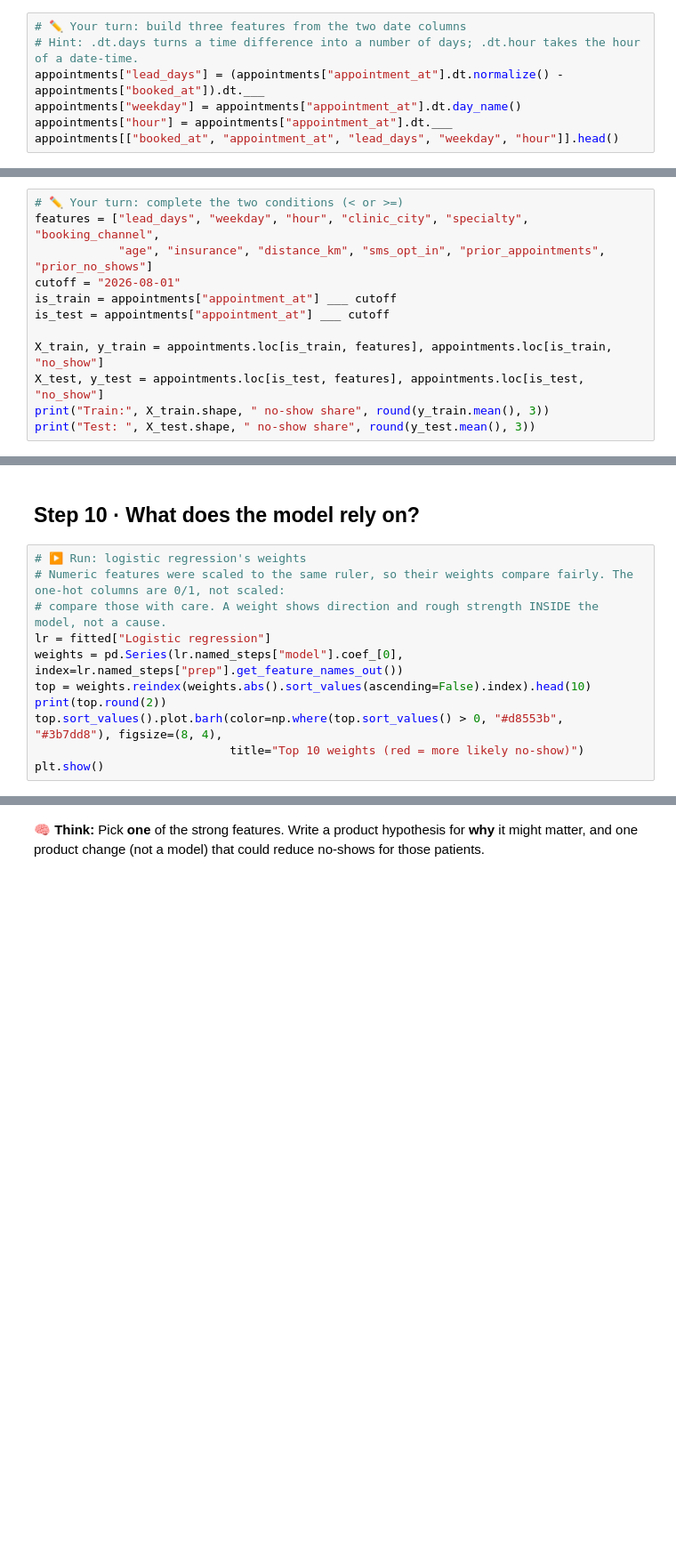
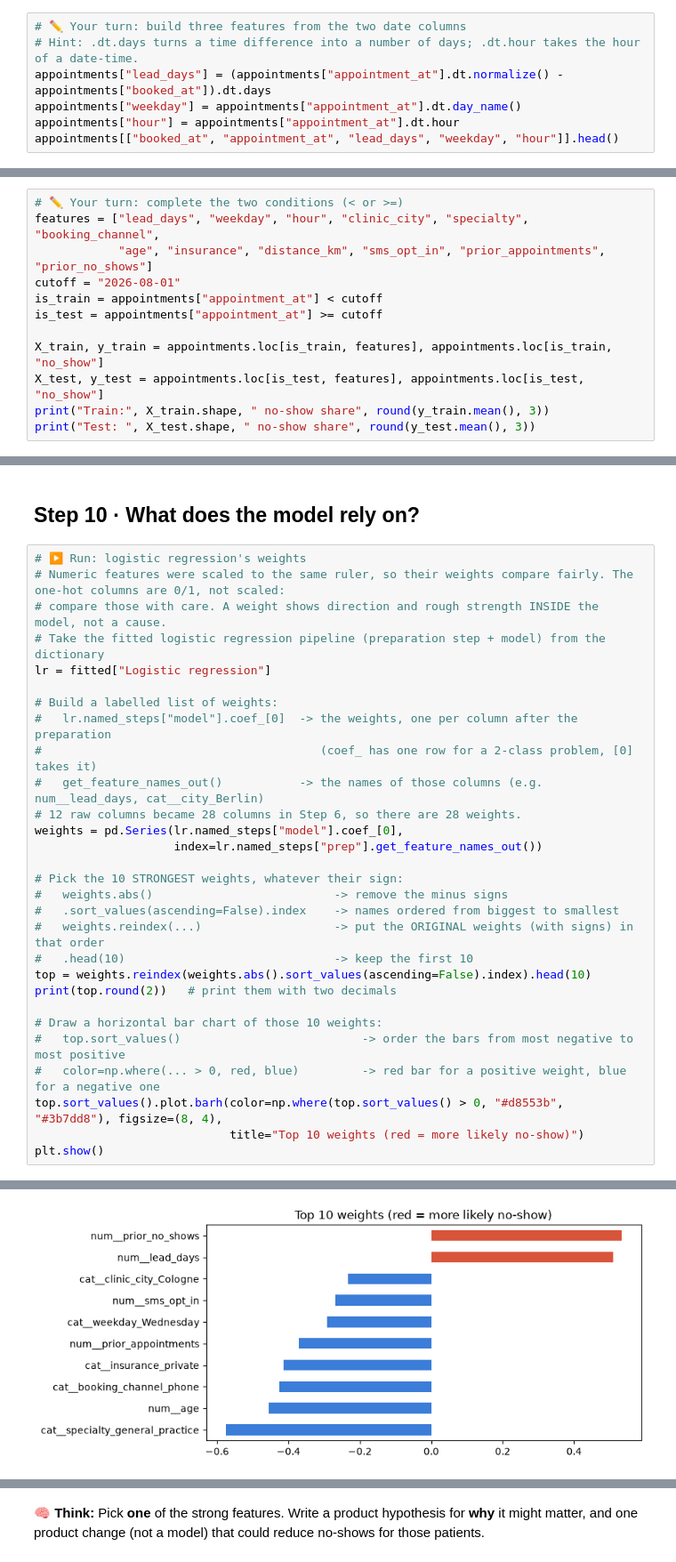
Before and after one commit to Prndxt/aipm-ml-praxisnow, a Jupyter notebook: 1_first_model.ipynb, the cells around one changed output, grey strips where cells are left out. Shown at 89% size. Drawn from its saved outputs; the diff is of its cells as text; blank space fills up the shorter version.

```diff
--- a/1_first_model.ipynb
+++ b/1_first_model.ipynb
@@ -150,7 +186,7 @@ A model can't use a raw date. But **how far ahead** the patient booked, the **we
 # %%
 # ✏️ Your turn: build three features from the two date columns
 # Hint: .dt.days turns a time difference into a number of days; .dt.hour takes the hour of a date-time.
-appointments["lead_days"] = (appointments["appointment_at"].dt.normalize() - appointments["booked_at"]).dt.___
+appointments["lead_days"] = (appointments["appointment_at"].dt.normalize() - appointments["booked_at"]).dt.days
 appointments["weekday"] = appointments["appointment_at"].dt.day_name()
-appointments["hour"] = appointments["appointment_at"].dt.___
+appointments["hour"] = appointments["appointment_at"].dt.hour
 appointments[["booked_at", "appointment_at", "lead_days", "weekday", "hour"]].head()
@@ -183,8 +238,8 @@ In real use the model always predicts **upcoming** appointments using what it le
 features = ["lead_days", "weekday", "hour", "clinic_city", "specialty", "booking_channel",
             "age", "insurance", "distance_km", "sms_opt_in", "prior_appointments", "prior_no_shows"]
 cutoff = "2026-08-01"
-is_train = appointments["appointment_at"] ___ cutoff
-is_test = appointments["appointment_at"] ___ cutoff
+is_train = appointments["appointment_at"] < cutoff
+is_test = appointments["appointment_at"] >= cutoff
 
 X_train, y_train = appointments.loc[is_train, features], appointments.loc[is_train, "no_show"]
 X_test, y_test = appointments.loc[is_test, features], appointments.loc[is_test, "no_show"]
@@ -335,10 +431,29 @@ Answer: **C**, test AUC falls from 0.74 to 0.70. Without scaling, the columns wi
 # ▶️ Run: logistic regression's weights
 # Numeric features were scaled to the same ruler, so their weights compare fairly. The one-hot columns are 0/1, not scaled:
 # compare those with care. A weight shows direction and rough strength INSIDE the model, not a cause.
+# Take the fitted logistic regression pipeline (preparation step + model) from the dictionary
 lr = fitted["Logistic regression"]
-weights = pd.Series(lr.named_steps["model"].coef_[0], index=lr.named_steps["prep"].get_feature_names_out())
+
+# Build a labelled list of weights:
+#   lr.named_steps["model"].coef_[0]  -> the weights, one per column after the preparation
+#                                        (coef_ has one row for a 2-class problem, [0] takes it)
+#   get_feature_names_out()           -> the names of those columns (e.g. num__lead_days, cat__city_Berlin)
+# 12 raw columns became 28 columns in Step 6, so there are 28 weights.
+weights = pd.Series(lr.named_steps["model"].coef_[0],
+                    index=lr.named_steps["prep"].get_feature_names_out())
+
+# Pick the 10 STRONGEST weights, whatever their sign:
+#   weights.abs()                          -> remove the minus signs
+#   .sort_values(ascending=False).index    -> names ordered from biggest to smallest
+#   weights.reindex(...)                   -> put the ORIGINAL weights (with signs) in that order
+#   .head(10)                              -> keep the first 10
 top = weights.reindex(weights.abs().sort_values(ascending=False).index).head(10)
-print(top.round(2))
+print(top.round(2))   # print them with two decimals
+
+# Draw a horizontal bar chart of those 10 weights:
+#   top.sort_values()                          -> order the bars from most negative to most positive
+#   color=np.where(... > 0, red, blue)         -> red bar for a positive weight, blue for a negative one
 top.sort_values().plot.barh(color=np.where(top.sort_values() > 0, "#d8553b", "#3b7dd8"), figsize=(8, 4),
                             title="Top 10 weights (red = more likely no-show)")
 plt.show()
+# %% [output]
@@ -345,2 +471,3 @@ plt.show()
+[figure, added]
 # %%
 # ✏️ Your turn: which TWO features push the no-show score UP the most? Copy their names from the output above, as strings (in quotes).
```
Also changed, not shown: parts of 27 cells of this notebook, 1 other file.
